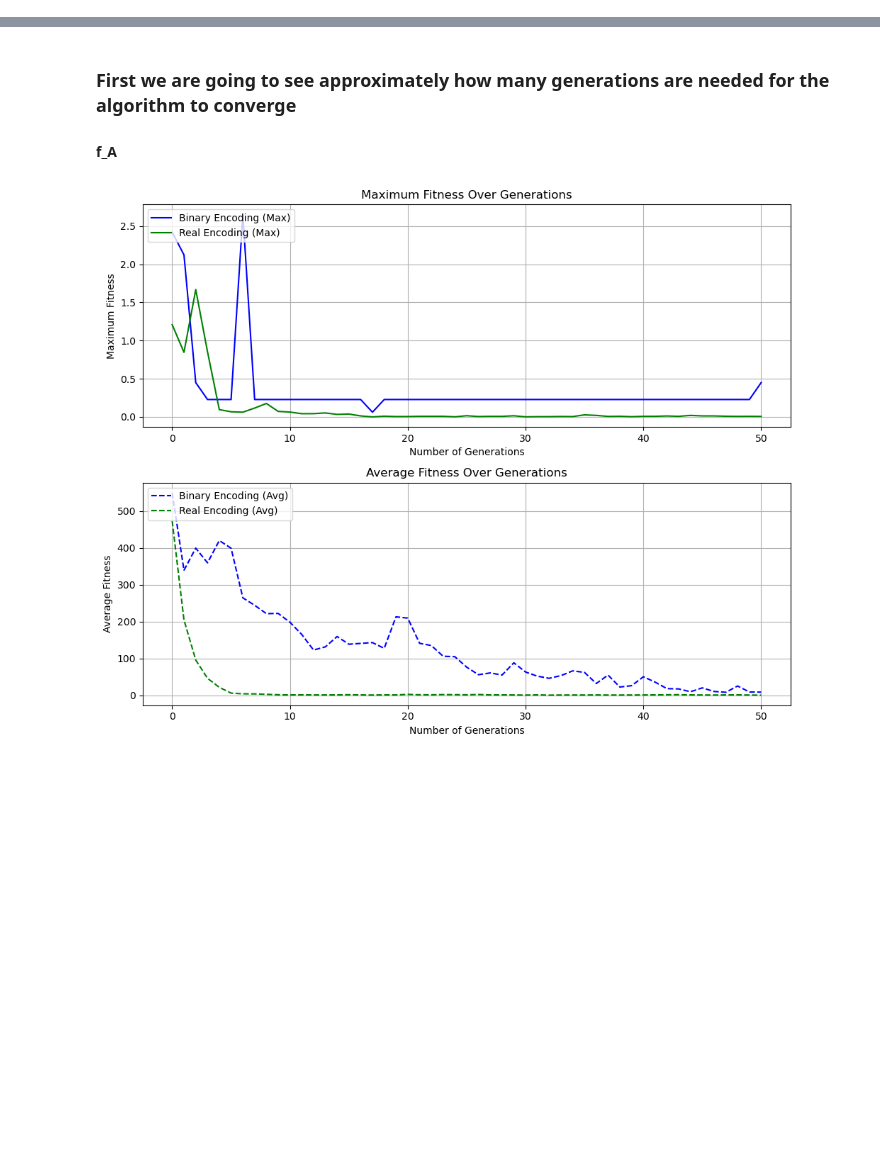
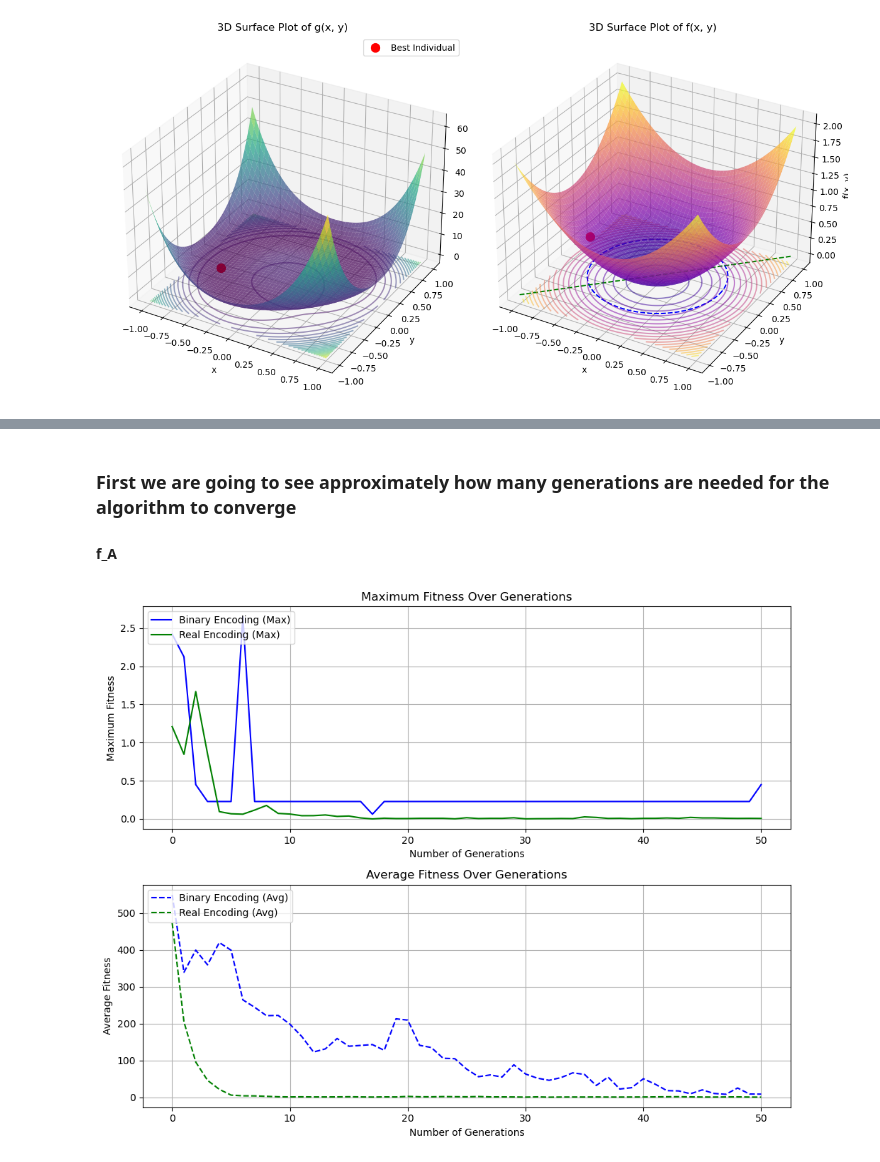
Before and after one commit to LosPadrinosMemens/HW2_Evolutionary_Computation, a Jupyter notebook: main.ipynb, the cells around one changed output, grey strips where cells are left out. Cells and saved outputs as stored; diff of their text form; code cells hidden in the pictures; blank space fills up the shorter version.

```diff
--- a/main.ipynb
+++ b/main.ipynb
@@ -4,0 +30,7 @@ import matplotlib.pyplot as plt
+# %%
+f_D = x1**2 + x2**2
+constraints = [(-1,1),(-1,1)]
+
+f_D  = f_D + 3 * sp.Max(0, x1 - x2)**2 + 21 * sp.Abs(x1**2 + x2**2 - 0.5)**2
+# %%
+avg_real, std_real, max_real, best_fitness_list = ga_solve(100, f_D, constraints, n = 2, binary = False, minimization = True, n_generations = 15, pc=0.9, precision_digits=4)
@@ -4,0 +39,3 @@ import matplotlib.pyplot as plt
+# %%
+f_orig = x1**2 + x2**2
+last_best_individual =  np.array(best_fitness_list[-1])
@@ -4,0 +46,75 @@ import matplotlib.pyplot as plt
+# %%
+import numpy as np
+import matplotlib.pyplot as plt
+import sys
+A = 3
+B = 21
+
+def g(x, y, A, B):
+    return (x**2 + y**2 +
+            A * np.maximum(0, x - y)**2 +
+            B * np.abs(x**2 + y**2 - 0.5)**2)
+
+def f(x, y):
+    return x**2 + y**2
+
+
+# Create a grid of points
+x = np.linspace(-1, 1, 400)  # x in [-1, 1]
+y = np.linspace(-1, 1, 400)  # y in [-1, 1]
+X, Y = np.meshgrid(x, y)
+
+# Compute g(x, y) and f(x, y)
+Z_g = g(X, Y, A, B)
+Z_f = f(X, Y)
+g_value_at_best_individual = max_real[-1]
+
+
+circle_radius = np.sqrt(0.5)
+theta = np.linspace(0, 2 * np.pi, 400)
+circle_x = circle_radius * np.cos(theta)
+circle_y = circle_radius * np.sin(theta)
+
+# Constraint 2: Line x = y
+line_x = np.linspace(-1, 1, 400)
+line_y = line_x  # x = y
+
+# Create the plots
+fig = plt.figure(figsize=(12, 8))
+
+# 3D Surface Plot for g(x, y)
+ax1 = fig.add_subplot(121, projection='3d')
+ax1.plot_surface(X, Y, Z_g, cmap='viridis', alpha=0.7)
+ax1.set_title('3D Surface Plot of g(x, y)')
+ax1.set_xlabel('x')
+ax1.set_ylabel('y')
+ax1.set_zlabel('g(x, y)')
+
+ax1.scatter(last_best_individual[0], last_best_individual[1], g_value_at_best_individual, color='r', s=100, label='Best Individual')
+
+ax1.legend()
+# Contour Plot for g(x, y)
+contour_g = ax1.contour(X, Y, Z_g, levels=20, zdir='z', offset=ax1.get_zlim()[0], cmap='viridis', alpha=0.5)
+
+# 3D Surface Plot for f(x, y)
+ax2 = fig.add_subplot(122, projection='3d')
+ax2.plot_surface(X, Y, Z_f, cmap='plasma', alpha=0.7)
+ax2.set_title('3D Surface Plot of f(x, y)')
+ax2.set_xlabel('x')
+ax2.set_ylabel('y')
+ax2.set_zlabel('f(x, y)')
+ax2.scatter(last_best_individual[0], last_best_individual[1], g_value_at_best_individual, color='r', s=100, label='Best Individual')
+
+ax2.plot(circle_x, circle_y, 0, 'b--', label='$x^2 + y^2 = 1/2$')
+
+# Add the line constraint x = y
+ax2.plot(line_x, line_y, 0, 'g--', label='$x = y$')
+
+# Contour Plot for f(x, y)
+contour_f = ax2.contour(X, Y, Z_f, levels=20, zdir='z', offset=ax2.get_zlim()[0], cmap='plasma', alpha=0.5)
+
+# Show plots
+plt.tight_layout()
+plt.show()
+# %% [output]
+[figure, added]
```
Also changed, not shown: parts of 9 cells of this notebook, 5 other files.
